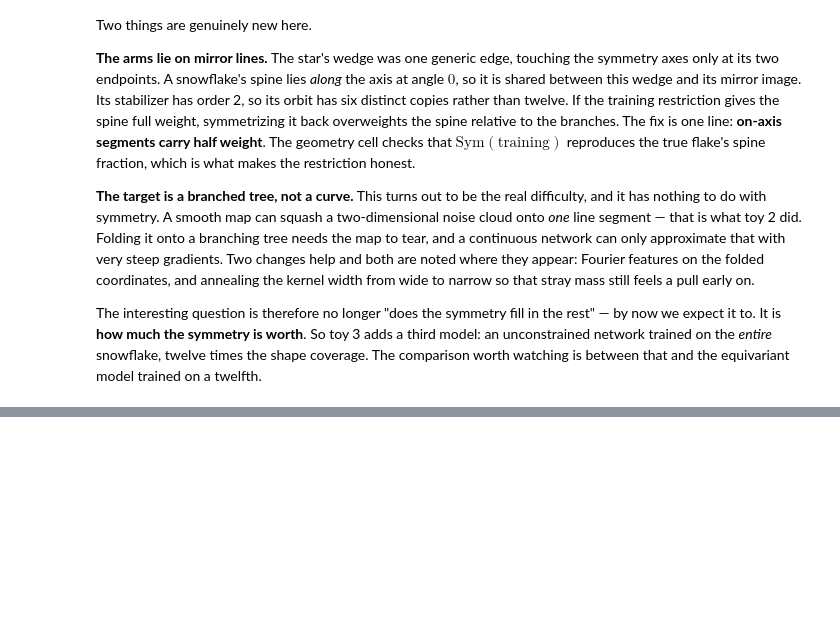
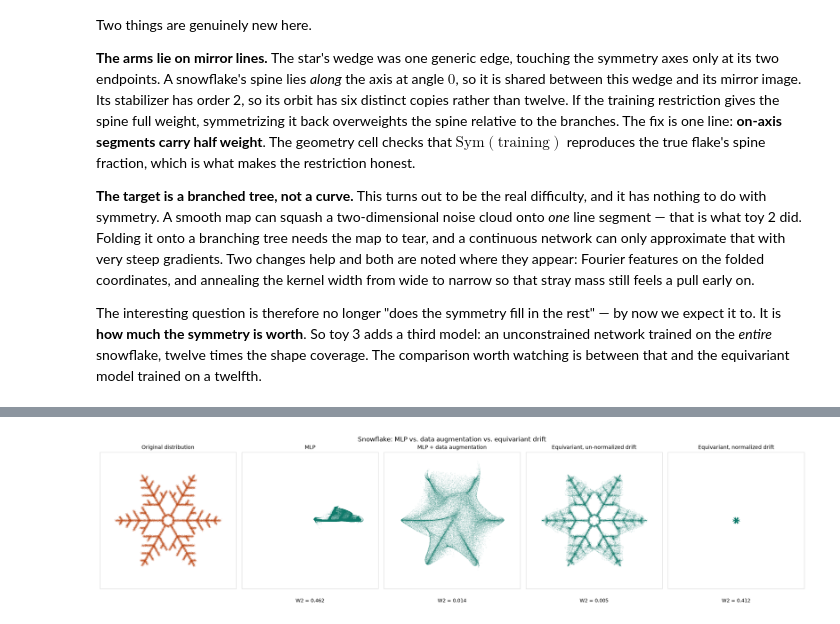
Before and after one commit to daoterog/TokyoDrift, a Jupyter notebook: summarized.ipynb, the cells around one changed output, grey strips where cells are left out. Cells and saved outputs as stored; diff of their text form; code cells hidden in the pictures; blank space fills up the shorter version.

```diff
--- a/summarized.ipynb
+++ b/summarized.ipynb
@@ -1225,19 +1089,24 @@ KeyboardInterrupt:
-# %%
-figure = plt.figure(figsize=(15, 4.3))
-panels = [
-    ("Training data\n(hemisphere)", sample_cap(40_000, HEMISPHERE)),
-    ("$O(3)$, saw the hemisphere", sphere_samples[HEMISPHERE]),
-    (f"$O(3)$, saw a {SMALL_CAP:.0f}-degree cap\n"
-     f"({100 * cap_area_fraction(SMALL_CAP):.1f}% of the sphere)",
-     sphere_samples[SMALL_CAP]),
-    ("Plain MLP, saw the hemisphere", sphere_control_samples),
-]
-for column, (title, points) in enumerate(panels, start=1):
-    ax = figure.add_subplot(1, 4, column, projection="3d")
-    scatter3(ax, points, title, alpha=0.16)
-    draw_equator(ax)
-    sphere_axes(ax)
-
-figure.subplots_adjust(left=0.01, right=0.99, top=0.80, bottom=0.01, wspace=0.0)
-figure.suptitle("Trained on the top of the sphere only", fontsize=12)
-plt.show()
+# %%
+flake_reference = sample_flake(60_000)
+
+flake_panels = [
+    ("Original distribution", flake_reference, False),
+    ("MLP", flake_control_samples, True),
+    ("MLP + data augmentation", flake_control_aug_samples, True),
+    ("Equivariant, un-normalized drift", flake_unnorm_gauusian_samples, True),
+    ("Equivariant, normalized drift", flake_norm_gauusian_samples, True),
+]
+
+figure, axes = plt.subplots(1, 5, figsize=(19, 4.2))
+for ax, (title, points, generated) in zip(axes, flake_panels):
+    scatter(ax, points, GENERATED if generated else HELD_OUT, title, size=1.2, alpha=0.12)
+    style_axes(ax, limit=1.3, midline=False)
+    if generated:
+        ax.text(0.5, -0.1, f"W2 = {sliced_w2(points, flake_reference):.3f}",
+                transform=ax.transAxes, ha="center", fontsize=9)
+
+figure.tight_layout()
+figure.suptitle("Snowflake: MLP vs. data augmentation vs. equivariant drift", fontsize=12, y=1.03)
+plt.show()
+# %% [output]
+[figure, added]
```
Also changed, not shown: parts of 15 cells of this notebook.
